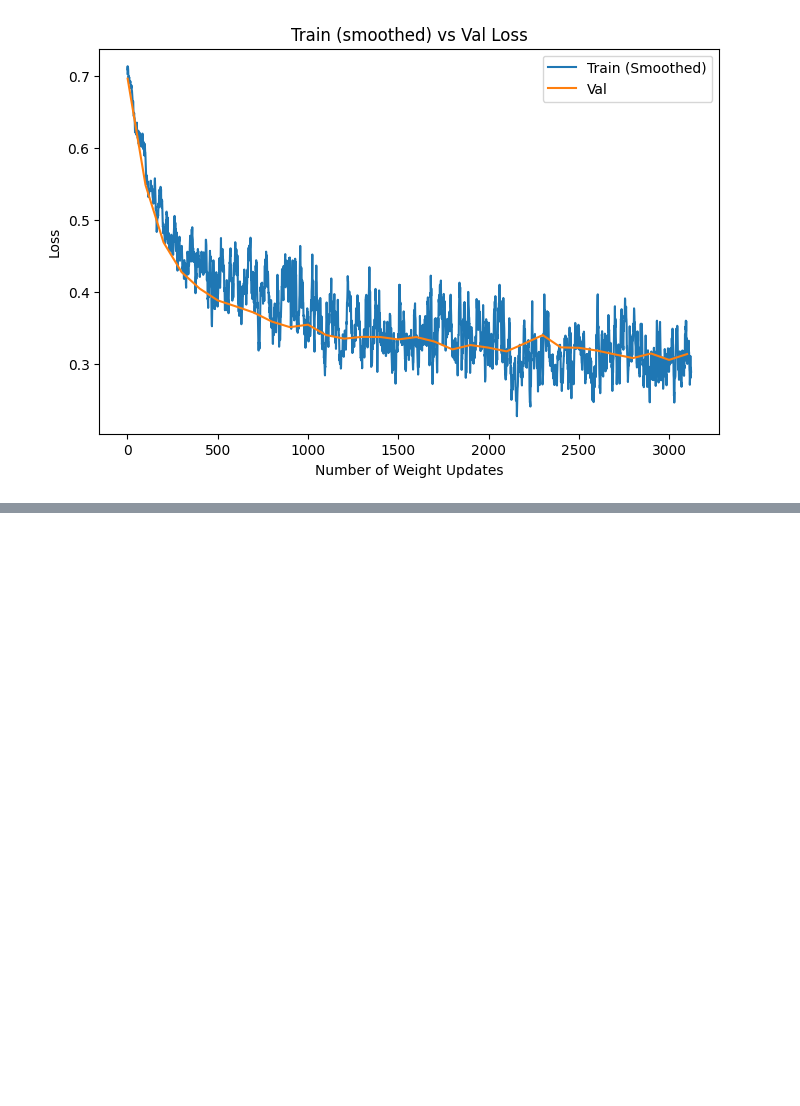
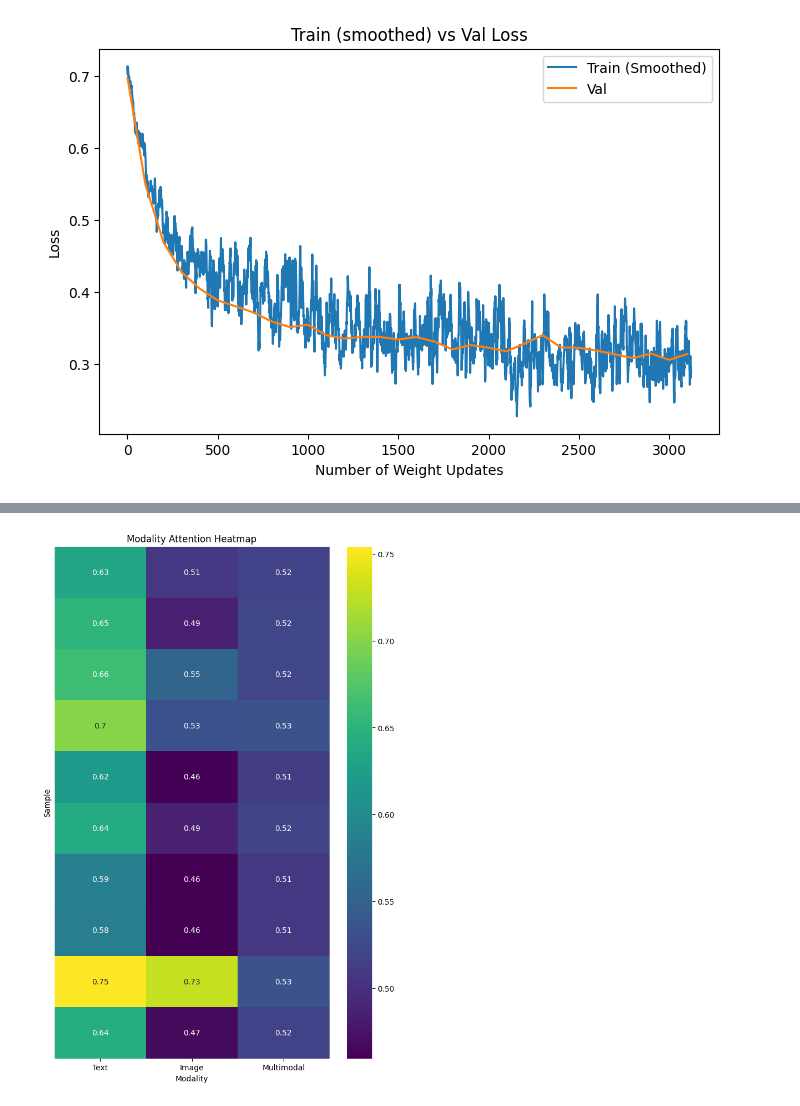
Before and after one commit to Ravi-Raghavan/ESE-5460-Final-Project, a Jupyter notebook: Milestone #4_Ravi_Analysis.ipynb, the cells around one changed output, grey strips where cells are left out. Saved outputs shown, nothing was run; the diff lists cells and outputs as text; code cells hidden in the pictures; blank space fills up the shorter version.

Commit message:
Working on Modality Attention Analysis

```diff
--- a/Milestone #4_Ravi_Analysis.ipynb
+++ b/Milestone #4_Ravi_Analysis.ipynb
@@ -329,0 +654,23 @@ plt.show()
+# %%
+import seaborn as sns
+
+text_attention_array = np.load("text_attention.npy")
+image_attention_array = np.load("image_attention.npy")
+multimodal_attention_array = np.load("multimodal_attention.npy")
+
+attention_matrix = np.stack([text_attention_array, image_attention_array, multimodal_attention_array], axis=1)
+
+# Sample 10 rows at random to avoid cluttered plot
+num_samples = attention_matrix.shape[0]
+random_indices = np.random.choice(num_samples, size=10, replace=False)
+attention_matrix_sampled = attention_matrix[random_indices]
+
+# Plot heatmap
+plt.figure(figsize=(8, 12))
+sns.heatmap(attention_matrix_sampled, cmap="viridis", annot = True, cbar=True, yticklabels=False, xticklabels=['Text', 'Image', 'Multimodal'])
+plt.title("Modality Attention Heatmap")
+plt.xlabel("Modality")
+plt.ylabel("Sample")
+plt.show()
+# %% [output]
+[figure, added]
```
Also changed, not shown: parts of 8 cells of this notebook, 3 other files.
